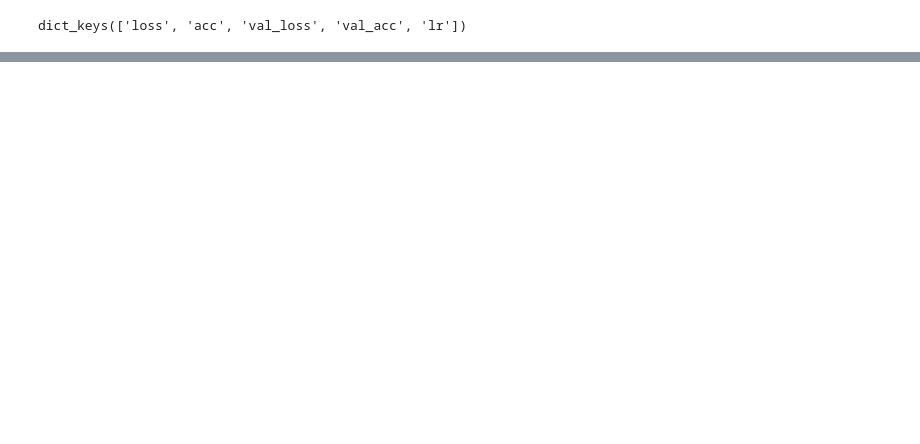
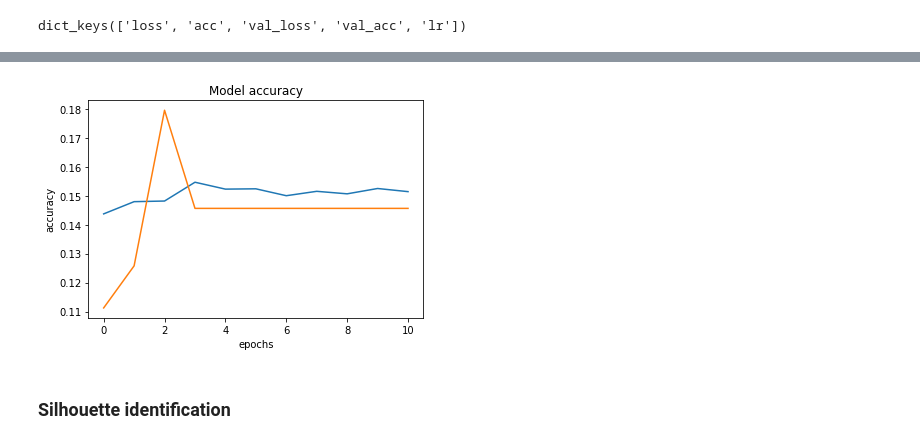
Before and after one commit to dbchango/re-id-project, a Jupyter notebook: tunner_sample.ipynb, the cells around one changed output, grey strips where cells are left out. Cells and saved outputs as stored; diff of their text form; code cells hidden in the pictures; blank space fills up the shorter version.

```diff
--- a/tunner_sample.ipynb
+++ b/tunner_sample.ipynb
@@ -92,0 +123,23 @@ dict_keys(['loss', 'acc', 'val_loss', 'val_acc', 'lr'])
+# %%
+from processing import load_image_dataset
+
+x_rgb_train, y_rgb_train = load_image_dataset('Datasets/espe/lbp_histograms - copia/train', (40, 40), True)
+x_rgb_test, y_rgb_test = load_image_dataset('Datasets/espe/lbp_histograms - copia/test', (40, 40), True)
+x_rgb_validation, y_rgb_validation = load_image_dataset('Datasets/espe/lbp_histograms - copia/validation', (40, 40), True)
+# %%
+import pandas as pd
+test_silhouette_dataset = pd.read_csv('Datasets/espe/lbp_histograms - copia/test/test.csv', header=None)[1:]
+train_silhouette_dataset = pd.read_csv('Datasets/espe/lbp_histograms - copia/train/train.csv', header=None)[1:]
+val_silhouette_dataset = pd.read_csv('Datasets/espe/lbp_histograms - copia/validation/validation.csv', header=None)[1:]
+
+x_slhtt_test, y_slhtt_test = slice_labels(test_silhouette_dataset)
+x_slhtt_train, y_slhtt_train = slice_labels(train_silhouette_dataset)
+x_slhtt_val, y_slhtt_val = slice_labels(val_silhouette_dataset)
+# %%
+stop_early = tf.keras.callbacks.EarlyStopping(monitor='val_acc', patience=8)
+reduce_lr = ReduceLROnPlateau(monitor='val_acc', factor=0.1, patience=4, verbose=1, min_delta=1e-2)
+callbacks_list = [stop_early, reduce_lr]
+# %%
+from utils.Models import multi_input_model
+mi_model = multi_input_model()
+mi_history = mi_model.fit(x=[x_slhtt_train, x_rgb_train], y=y_rgb_train, validation_data=[[x_slhtt_val, x_rgb_validation], y_rgb_validation], batch_size=100, epochs=60, callbacks=callbacks_list)
@@ -92,0 +164,12 @@ dict_keys(['loss', 'acc', 'val_loss', 'val_acc', 'lr'])
+# %%
+import matplotlib.pyplot as plt
+plt.plot(mi_history.history['acc'])
+plt.plot(mi_history.history['val_acc'])
+plt.title('Model accuracy')
+plt.xlabel('epochs')
+plt.ylabel('accuracy')
+plt.show()
+# %% [output]
+[figure, added]
+# %% [markdown]
+### Silhouette identification
```
Also changed, not shown: parts of 26 cells of this notebook, 8 other files.
